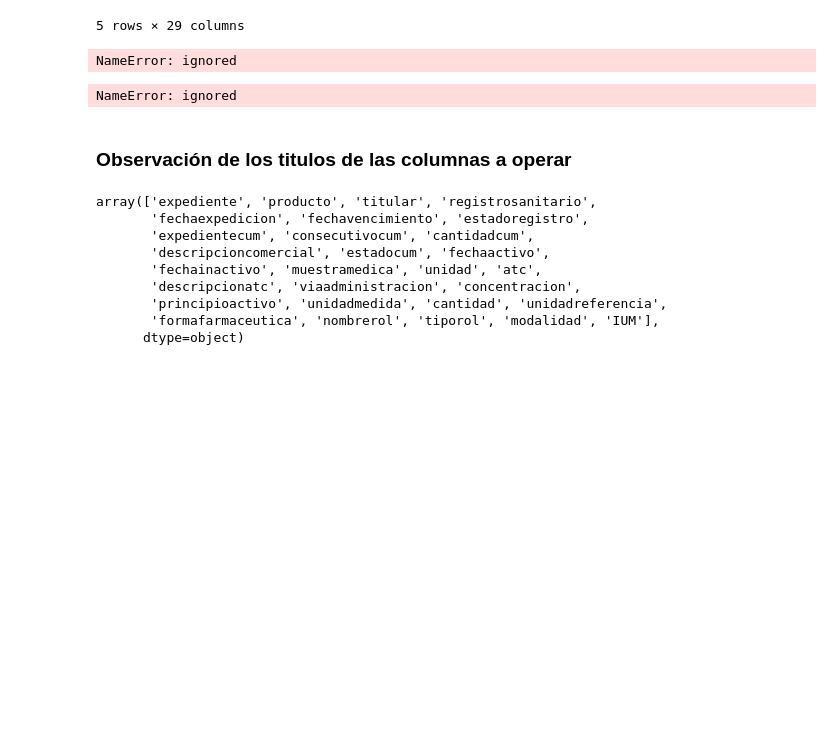
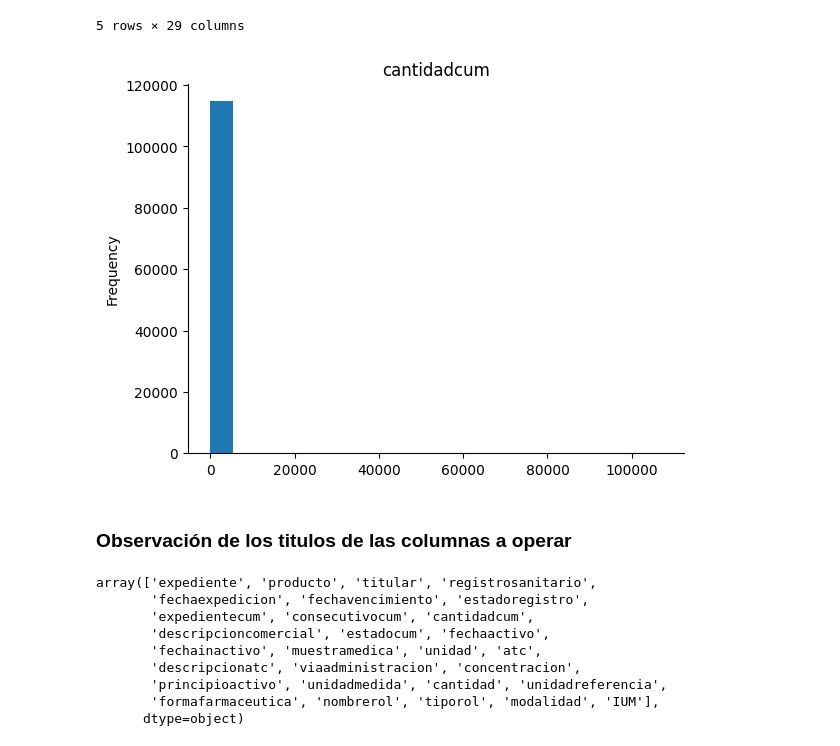
Before and after one commit to edopore/proyecto-datos, a Jupyter notebook: ProyectoPython.ipynb, the cells around one changed output. Drawn from its saved outputs; the diff is of its cells as text; code cells hidden in the pictures; blank space fills up the shorter version.

```diff
--- a/ProyectoPython.ipynb
+++ b/ProyectoPython.ipynb
@@ -93,19 +93,17 @@ df.head(5)
 5 rows × 29 columns
 # %%
 from matplotlib import pyplot as plt
-_df_31['cantidadcum'].plot(kind='hist', bins=20, title='cantidadcum')
+df['cantidadcum'].plot(kind='hist', bins=20, title='cantidadcum')
 plt.gca().spines[['top', 'right',]].set_visible(False)
 # %% [output]
-NameError: ignored
+[figure, added]
 # %%
-from matplotlib import pyplot as plt
-import seaborn as sns
-figsize = (12, 1.2 * len(_df_52['producto'].unique()))
-plt.figure(figsize=figsize)
-sns.violinplot(_df_52, x='expediente', y='producto', inner='stick', palette='Dark2')
-sns.despine(top=True, right=True, bottom=True, left=True)
+#from matplotlib import pyplot as plt
+#import seaborn as sns
+#figsize = (12, 1.2 * len(df['producto'].unique()))
+#plt.figure(figsize=figsize)
+#sns.violinplot(df, x='expediente', y='producto', inner='stick', palette='Dark2')
+#sns.despine(top=True, right=True, bottom=True, left=True)
-# %% [output]
-NameError: ignored
 # %% [markdown]
 <h3> Observación de los titulos de las columnas a operar </h3>
 # %%
```
Also changed, not shown: parts of 10 cells of this notebook.
